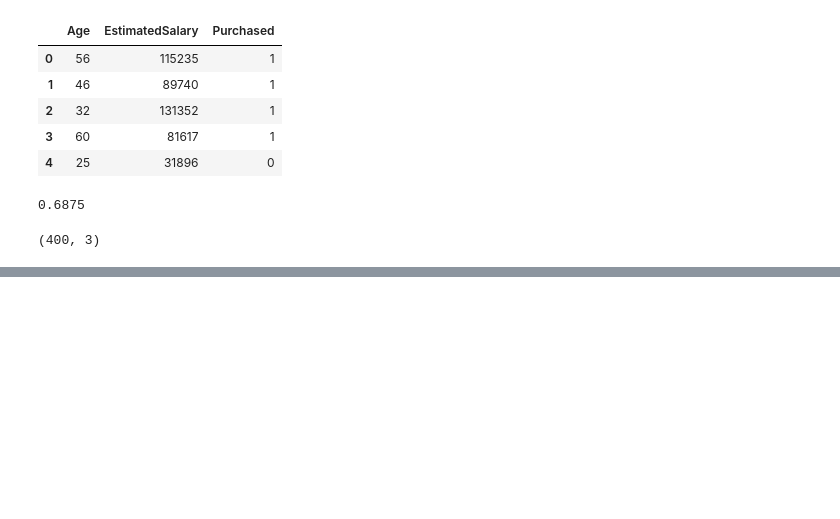
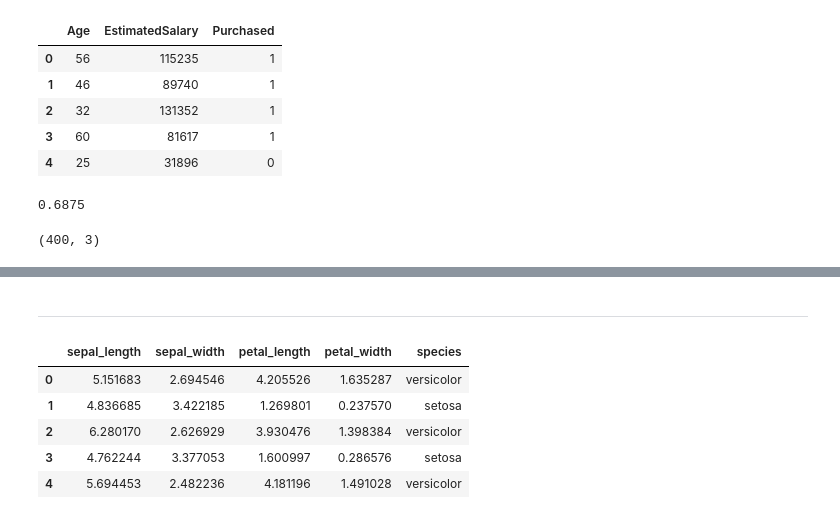
Before and after one commit to Ken-Kanike/ML, a Jupyter notebook: WsCubeTech/m7.ipynb, the cells around one changed output, grey strips where cells are left out. Drawn from its saved outputs; the diff is of its cells as text; code cells hidden in the pictures; blank space fills up the shorter version.

```diff
--- a/WsCubeTech/m7.ipynb
+++ b/WsCubeTech/m7.ipynb
@@ -399,0 +447,17 @@ x.shape
+# %% [markdown]
+------
+# %%
+import pandas as pd
+import seaborn as sns
+import matplotlib.pyplot as plt
+
+# load data set
+dataset = pd.read_csv(r'C:\Users\junai\Desktop\coding\ML\flowers.csv')
+dataset.head()
+# %% [output]
+|  | sepal_length | sepal_width | petal_length | petal_width | species |
+| 0 | 5.151683 | 2.694546 | 4.205526 | 1.635287 | versicolor |
+| 1 | 4.836685 | 3.422185 | 1.269801 | 0.237570 | setosa |
+| 2 | 6.280170 | 2.626929 | 3.930476 | 1.398384 | versicolor |
+| 3 | 4.762244 | 3.377053 | 1.600997 | 0.286576 | setosa |
+| 4 | 5.694453 | 2.482236 | 4.181196 | 1.491028 | versicolor |
```
Also changed, not shown: parts of 17 cells of this notebook, 4 other files.
